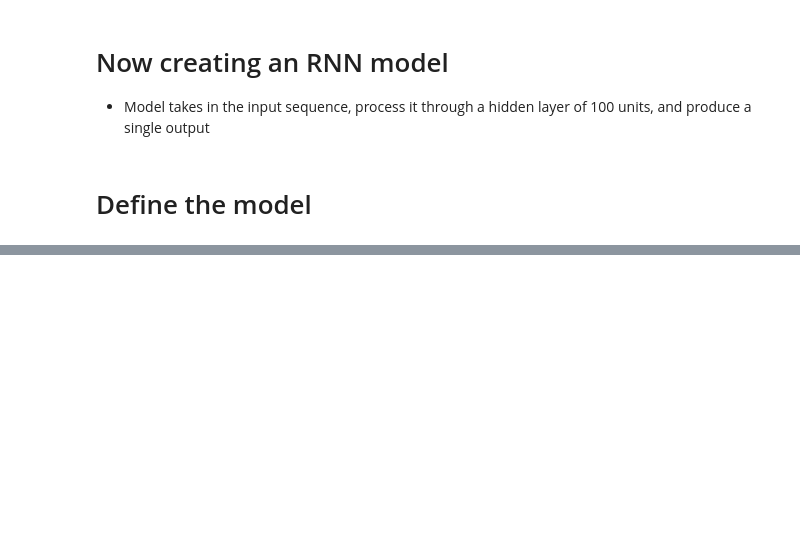
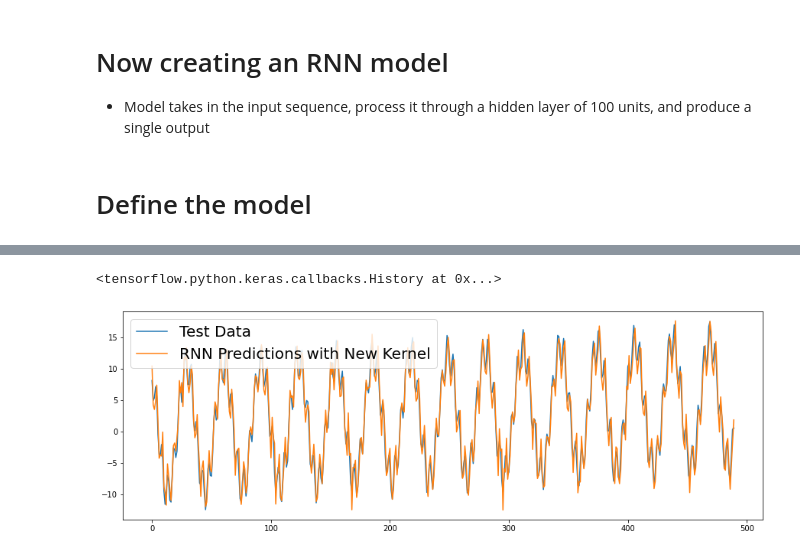
Before and after one commit to sandeep-iitr/ML_Models_on_Time_Series, a Jupyter notebook: RNN/Custom_RNN_Cell_Keras.ipynb, the cells around one changed output, grey strips where cells are left out. Cells and saved outputs as stored; diff of their text form; code cells hidden in the pictures; blank space fills up the shorter version.

```diff
--- a/RNN/Custom_RNN_Cell_Keras.ipynb
+++ b/RNN/Custom_RNN_Cell_Keras.ipynb
@@ -221,0 +279,10 @@ plt.show()
+# %%
+model = tf.keras.models.Sequential()
+model.add(tf.keras.Input(shape=(X.shape[1], X.shape[2])))
+model.add(tf.keras.layers.RNN(SimpleRNNCell2(3)))
+model.add(tf.keras.layers.Dense(Y.shape[1]))
+
+model.compile(optimizer=tf.keras.optimizers.Adam(learning_rate=1e-3),
+              loss=tf.keras.losses.MeanSquaredError())
+
+model.summary()
@@ -221,0 +306,15 @@ plt.show()
+# %%
+model.fit(X_train, Y_train, batch_size=64, epochs=200,
+            verbose=0)
+# %% [output]
+<tensorflow.python.keras.callbacks.History at 0x...>
+# %%
+y_pred = model.predict(X)
+
+plt.figure(figsize=(15, 5))
+plt.plot(Y[:,0], label='Test Data')
+plt.plot(y_pred[:,0], label='RNN Predictions with New Kernel')
+plt.legend(fontsize=20)
+plt.show()
+# %% [output]
+[figure, added]
```
Also changed, not shown: parts of 12 cells of this notebook, 1 other file.
